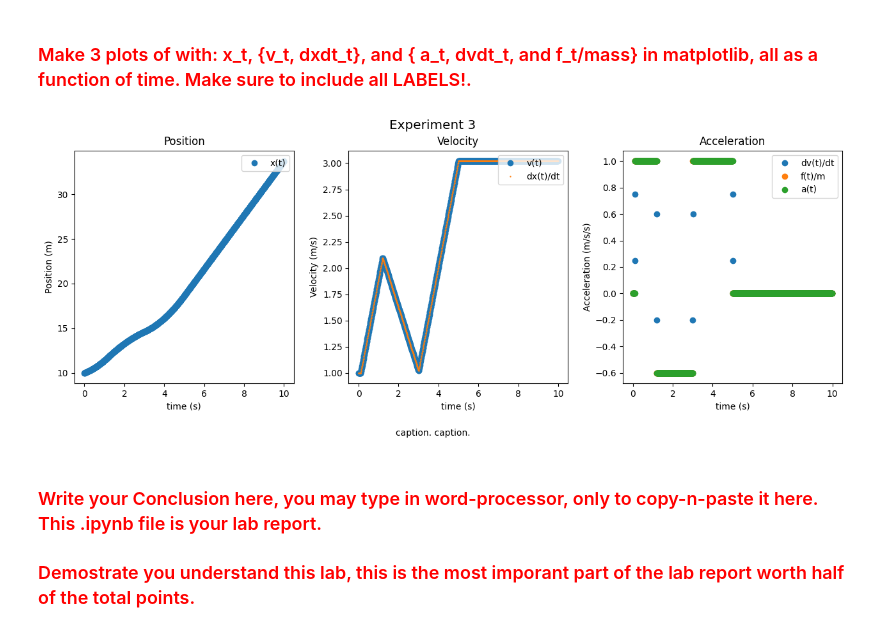
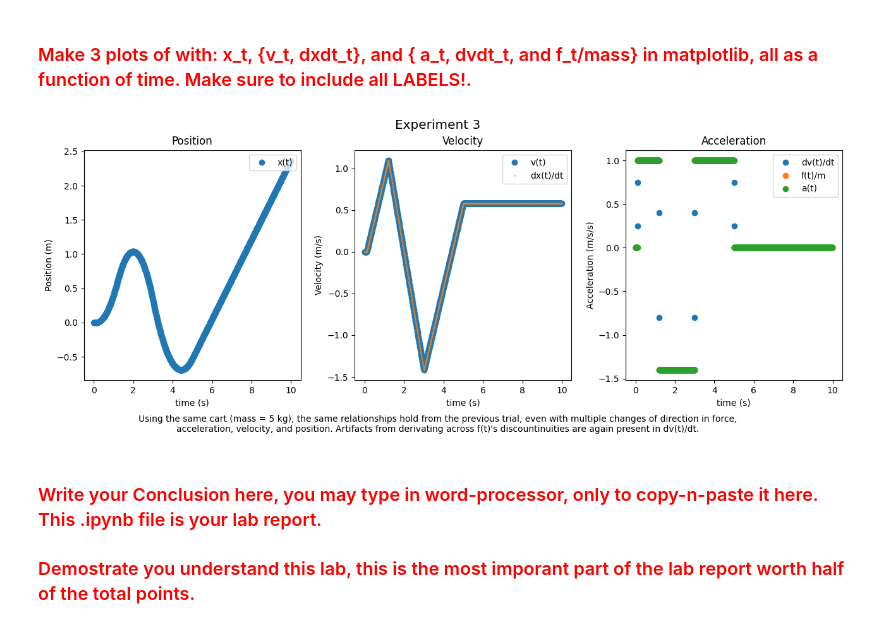
Before and after one commit to CalebAnderson22/PHY122, a Jupyter notebook: N2L_Anderson.ipynb, the cells around one changed output. Drawn from its saved outputs; the diff is of its cells as text; code cells hidden in the pictures.

```diff
--- a/N2L_Anderson.ipynb
+++ b/N2L_Anderson.ipynb
@@ -148,19 +150,24 @@ fig.show()
 
 ###  <font color='Red'> To begin lets start with by defining an initial position & velocity, and mass. </font>
 # %%
-x_0  = array([1., 0., 0.]) ## m : initial position vector/array
-v_0  = array([5., 0., 0.]) ## m/s : initial velocity vector/array
+x_0  = array([0., 0., 0.]) ## m : initial position vector/array
+v_0  = array([0., 0., 0.]) ## m/s : initial velocity vector/array
 m    = 5.0 ## kg : mass of your particle
 # %% [markdown]
 ###  <font color='Red'> Define a force as a function of time, with a bump function. Plot the result in time. </font>
 # %%
 F_tx          = zeros( (len(T), 3) ) ## initialize an empty (ie zero-filled) 'force-trajectory' array
-F_tx[10:50,:] = 5*array([1.,0.,0.])  ## take entries 10-through-50 and fill-in with given vector/array
+F_tx[10:50,:] = 5*array([10.,0.,0.])  ## take entries 10-through-50 and fill-in with given vector/array
 
 ### plot 0-axis force
 plt.scatter(T, F_tx[:,0], label="f(t)")
+plt.subplots_adjust(bottom=0.17)
 plt.legend(loc="upper right")
-plt.title("Force Bump")
-plt.figtext(0.5, 0, "caption.")
+plt.title("Impulse 1")
+plt.xlabel('time (s)')
+plt.ylabel('x-force (N)')
+caption = "We define an impulse of 50 N from 1-5 s to test the closeness with which proportional acceleration will track a non-continuous function."
+caption_wrapped = textwrap.fill(caption, width=75)
+plt.figtext(0.5, 0, caption_wrapped, ha='center')
 plt.show()
 # %% [output]
@@ -224,8 +236,8 @@ fig.show()
 
 ###   <font color='Red'> To begin lets start with by defining an initial mass, position, & velocity. </font>
 # %%
-x_0 = array([10., 0., 0.]) ## m : initial position vector/array
-v_0 = array([ 1., 0., 0.]) ## m/s : initial velocity vector/array
+x_0 = array([0., 0., 0.]) ## m : initial position vector/array
+v_0 = array([0., 0., 0.]) ## m/s : initial velocity vector/array
 m   = 5.0 ## kg : mass of your particle
 # %% [markdown]
 ###   <font color='Red'> Define a time-increment (Δt), initial (t0), and a final (tf) time for your experiment. And with it a time_array. </font>
@@ -244,12 +256,17 @@ we have 1000 time points
 # %%
 F_tx = zeros( (len(T), 3) ) ## initialize an empty (ie zero-filled) 'force-trajectory' array
 F_tx[10:500]  =  5*array([1.,0.,0.]) ## take entries 10-through-500 and fill-in with given vector/array
-F_tx[120:300] = -3*array([1.,0.,0.]) ## take entries 120-through-300 and fill-in with given vector/array
+F_tx[120:300] = -7*array([1.,0.,0.]) ## take entries 120-through-300 and fill-in with given vector/array
 
 ### plot 0-axis force
 plt.scatter(T, F_tx[:,0], label="f(t)")
 plt.legend(loc="upper right")
-plt.title("Force Bump")
-plt.figtext(0.5, 0, "caption.")
+plt.subplots_adjust(bottom=0.17)
+plt.title("Impulse 2")
+plt.xlabel('time (s)')
+plt.ylabel('x-force (N)')
+caption = "We define multiple impulses of varying strength to further test the relationship of force to acceleration across discontinuities."
+caption_wrapped = textwrap.fill(caption, width=75)
+plt.figtext(0.5, 0, caption_wrapped, ha='center')
 plt.show()
 # %% [output]
@@ -280,34 +297,34 @@ dVdt_tx = d(V_tx)/dt ## take numerical-time-derivative of the aforementioned vel
 # %%
 fig, (ax1, ax2, ax3) = plt.subplots(1, 3)
 
 fig.text(1, 1, "Experiment 3", ha='center', fontsize='x-large')
 fig.subplots_adjust(hspace=0.01, wspace=0.25, right=2, top=0.93, bottom=0.17)
-caption = "caption."\
-            " caption."
+caption = "Using the same cart (mass = 5 kg), the same relationships hold from the previous trial, even with multiple changes of direction in force,"\
+            " acceleration, velocity, and position. Artifacts from derivating across f(t)'s discountinuities are again present in dv(t)/dt."
 caption_wrapped = textwrap.fill(caption, width=150)
 fig.text(1, 0, caption_wrapped, ha='center')
 
 ax1.scatter(T, R_tx[:,0], label="x(t)")
 ax1.set_title("Position")
 ax1.legend(loc="upper right")
 ax1.set(xlabel='time (s)', ylabel='Position (m)')
 
 ax2.scatter(T, V_tx[:,0], label="v(t)")
 ax2.scatter(T, dRdt_tx[:,0], s=0.5, label="dx(t)/dt")
 ax2.set_title("Velocity")
 ax2.legend(loc="upper right")
 ax2.set(xlabel='time (s)', ylabel='Velocity (m/s)')
 
 ax3.scatter(T, dVdt_tx[:,0], label="dv(t)/dt")
 ax3.scatter(T, F_tx[:,0]/m, label="f(t)/m")
 ax3.scatter(T, A_tx[:,0], label="a(t)")
 ax3.legend(loc="upper right")
 ax3.set_title("Acceleration")
 ax3.set(xlabel='time (s)', ylabel='Acceleration (m/s/s)')
 
 fig.show()
 # %% [output]
-[figure, old version]
+[figure, new version]
 # %% [markdown]
 ###   <font color='Red'> Write your Conclusion here, you may type in word-processor, only to copy-n-paste it here. This .ipynb file is your lab report. </font>
 
```
Also changed, not shown: parts of 10 cells of this notebook.
